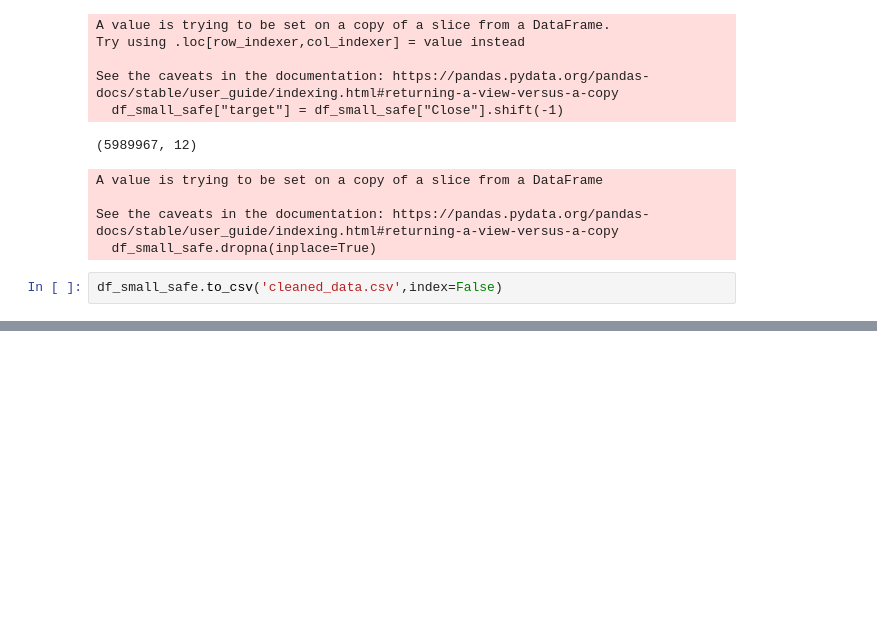
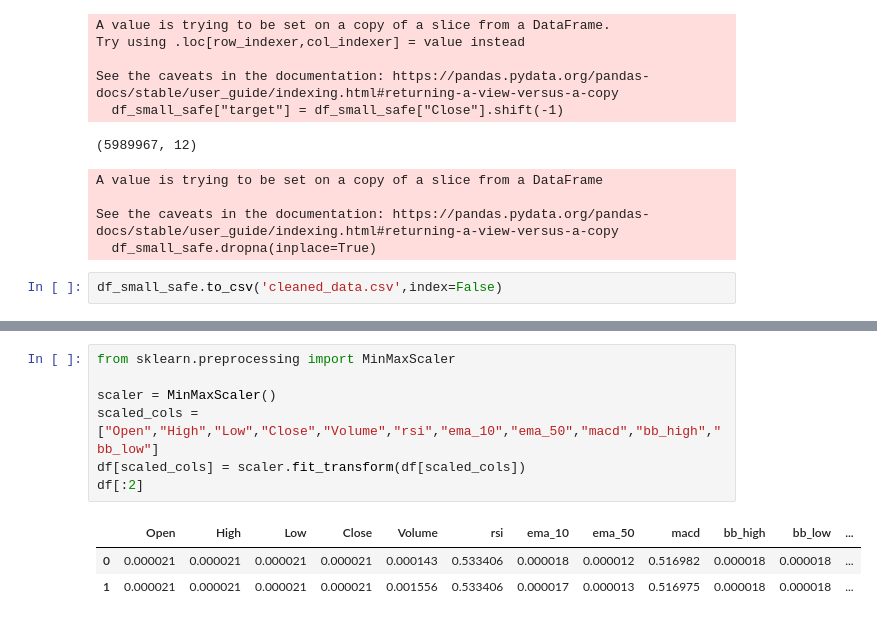
Before and after one commit to Gokul0Krishna/serious_projects, a Jupyter notebook: Stock Price Prediction/model_prep/data/clean.ipynb, the cells around one changed output, grey strips where cells are left out. Drawn from its saved outputs; the diff is of its cells as text; blank space fills up the shorter version.

```diff
--- a/Stock Price Prediction/model_prep/data/clean.ipynb
+++ b/Stock Price Prediction/model_prep/data/clean.ipynb
@@ -134,0 +142,11 @@ df_small_safe.to_csv('cleaned_data.csv',index=False)
+# %%
+from sklearn.preprocessing import MinMaxScaler
+
+scaler = MinMaxScaler()
+scaled_cols = ["Open","High","Low","Close","Volume","rsi","ema_10","ema_50","macd","bb_high","bb_low"]
+df[scaled_cols] = scaler.fit_transform(df[scaled_cols])
+df[:2]
+# %% [output]
+|  | Open | High | Low | Close | Volume | rsi | ema_10 | ema_50 | macd | bb_high | bb_low | ... |
+| 0 | 0.000021 | 0.000021 | 0.000021 | 0.000021 | 0.000143 | 0.533406 | 0.000018 | 0.000012 | 0.516982 | 0.000018 | 0.000018 | ... |
+| 1 | 0.000021 | 0.000021 | 0.000021 | 0.000021 | 0.001556 | 0.533406 | 0.000017 | 0.000013 | 0.516975 | 0.000018 | 0.000018 | ... |
```
Also changed, not shown: parts of 5 cells of this notebook.
